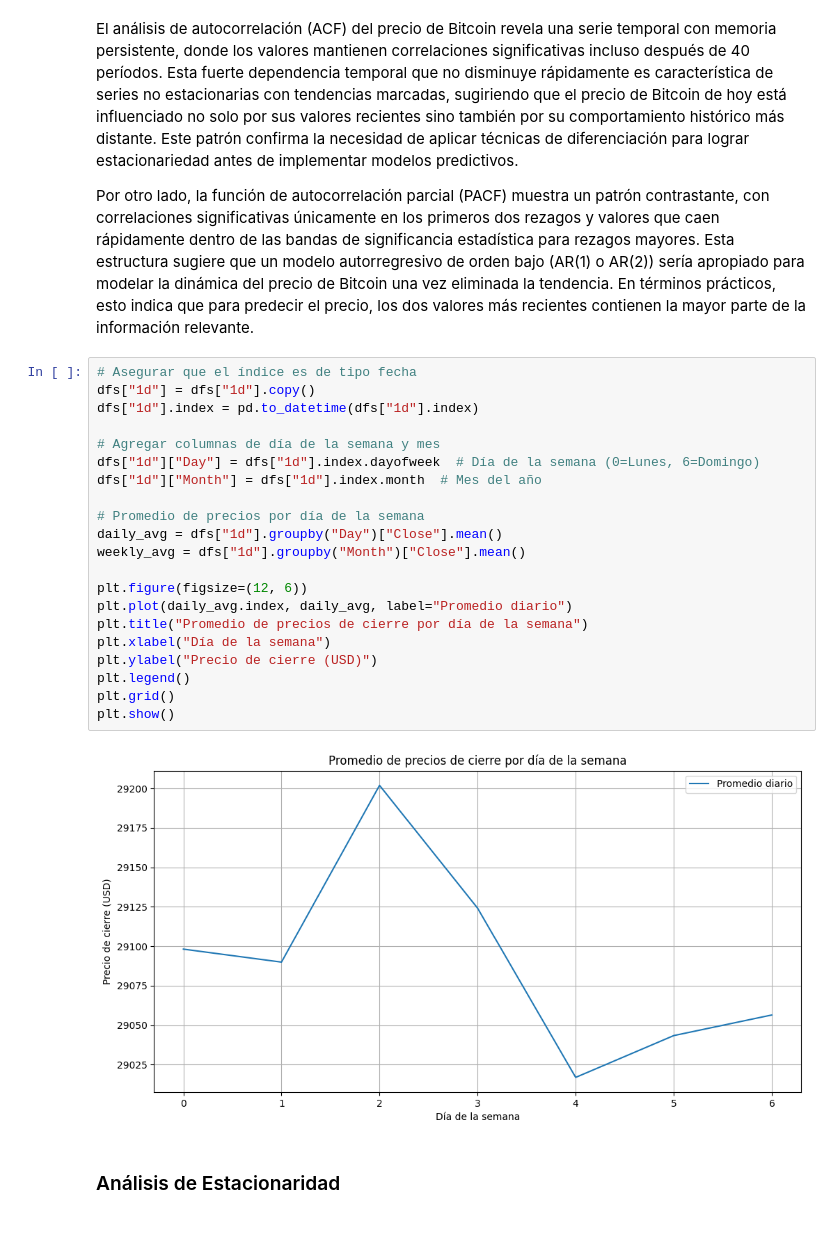
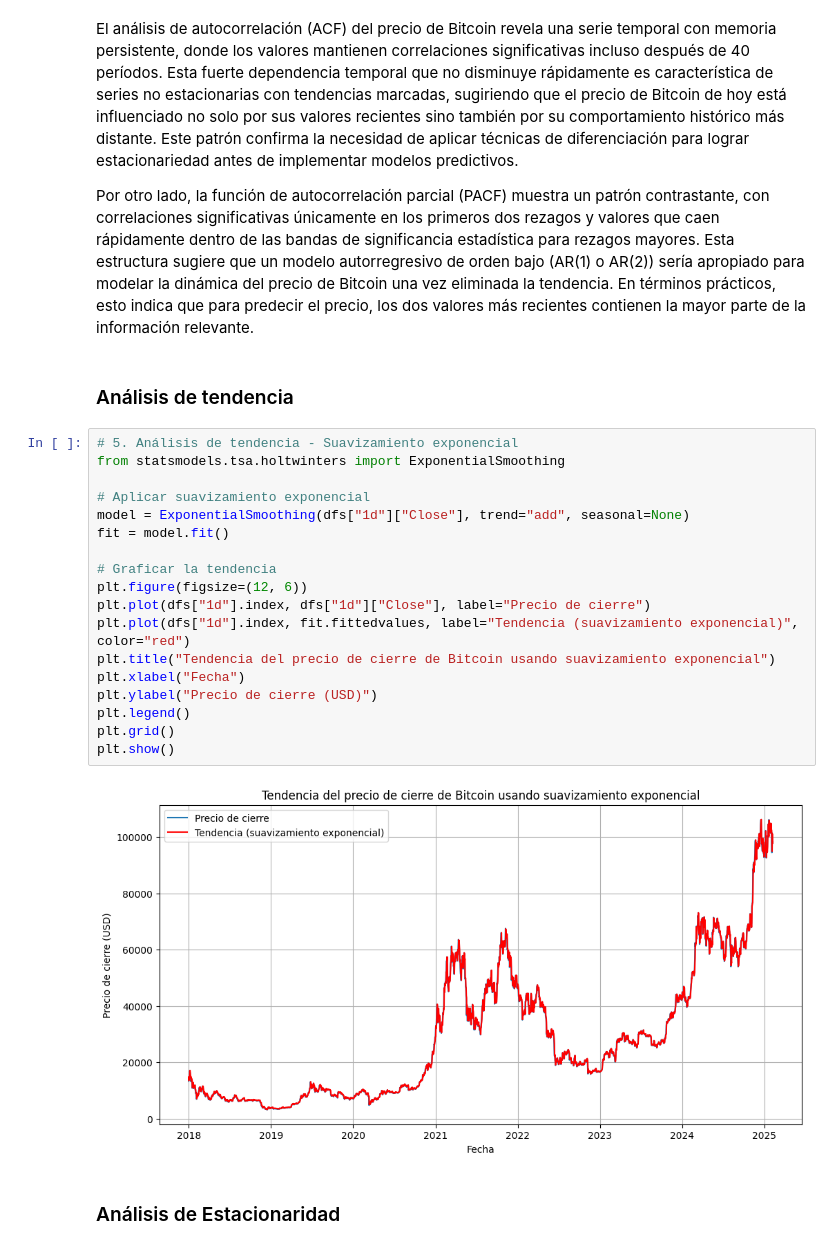
Before and after one commit to mcamilavr/mcamilavr.github.io, a Jupyter notebook: docs/notebooks.ipynb, the cells around one changed output. Drawn from its saved outputs; the diff is of its cells as text.

```diff
--- a/docs/notebooks.ipynb
+++ b/docs/notebooks.ipynb
@@ -250,29 +260,28 @@ plt.show()
 El análisis de autocorrelación (ACF) del precio de Bitcoin revela una serie temporal con memoria persistente, donde los valores mantienen correlaciones significativas incluso después de 40 períodos. Esta fuerte dependencia temporal que no disminuye rápidamente es característica de series no estacionarias con tendencias marcadas, sugiriendo que el precio de Bitcoin de hoy está influenciado no solo por sus valores recientes sino también por su comportamiento histórico más distante. Este patrón confirma la necesidad de aplicar técnicas de diferenciación para lograr estacionariedad antes de implementar modelos predictivos.
 
 Por otro lado, la función de autocorrelación parcial (PACF) muestra un patrón contrastante, con correlaciones significativas únicamente en los primeros dos rezagos y valores que caen rápidamente dentro de las bandas de significancia estadística para rezagos mayores. Esta estructura sugiere que un modelo autorregresivo de orden bajo (AR(1) o AR(2)) sería apropiado para modelar la dinámica del precio de Bitcoin una vez eliminada la tendencia. En términos prácticos, esto indica que para predecir el precio, los dos valores más recientes contienen la mayor parte de la información relevante.
-# %%
-# Asegurar que el índice es de tipo fecha
-dfs["1d"] = dfs["1d"].copy()
-dfs["1d"].index = pd.to_datetime(dfs["1d"].index)
-
-# Agregar columnas de día de la semana y mes
-dfs["1d"]["Day"] = dfs["1d"].index.dayofweek  # Día de la semana (0=Lunes, 6=Domingo)
-dfs["1d"]["Month"] = dfs["1d"].index.month  # Mes del año
-
-# Promedio de precios por día de la semana
-daily_avg = dfs["1d"].groupby("Day")["Close"].mean()
-weekly_avg = dfs["1d"].groupby("Month")["Close"].mean()
-
-plt.figure(figsize=(12, 6))
-plt.plot(daily_avg.index, daily_avg, label="Promedio diario")
-plt.title("Promedio de precios de cierre por día de la semana")
-plt.xlabel("Día de la semana")
-plt.ylabel("Precio de cierre (USD)")
-plt.legend()
-plt.grid()
-plt.show()
-# %% [output]
-[figure, removed]
+# %% [markdown]
+### Análisis de tendencia
+# %%
+# 5. Análisis de tendencia - Suavizamiento exponencial
+from statsmodels.tsa.holtwinters import ExponentialSmoothing
+
+# Aplicar suavizamiento exponencial
+model = ExponentialSmoothing(dfs["1d"]["Close"], trend="add", seasonal=None)
+fit = model.fit()
+
+# Graficar la tendencia
+plt.figure(figsize=(12, 6))
+plt.plot(dfs["1d"].index, dfs["1d"]["Close"], label="Precio de cierre")
+plt.plot(dfs["1d"].index, fit.fittedvalues, label="Tendencia (suavizamiento exponencial)", color="red")
+plt.title("Tendencia del precio de cierre de Bitcoin usando suavizamiento exponencial")
+plt.xlabel("Fecha")
+plt.ylabel("Precio de cierre (USD)")
+plt.legend()
+plt.grid()
+plt.show()
+# %% [output]
+[figure, added]
 # %% [markdown]
 ### Análisis de Estacionaridad
 # %%
```
Also changed, not shown: parts of 1 cell of this notebook, 1 other file.
